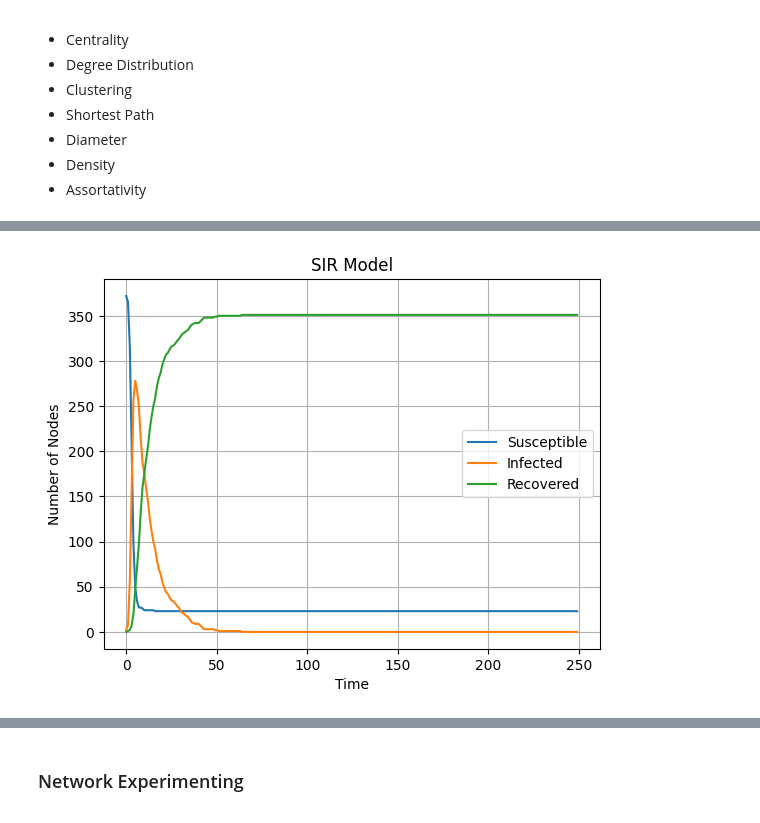
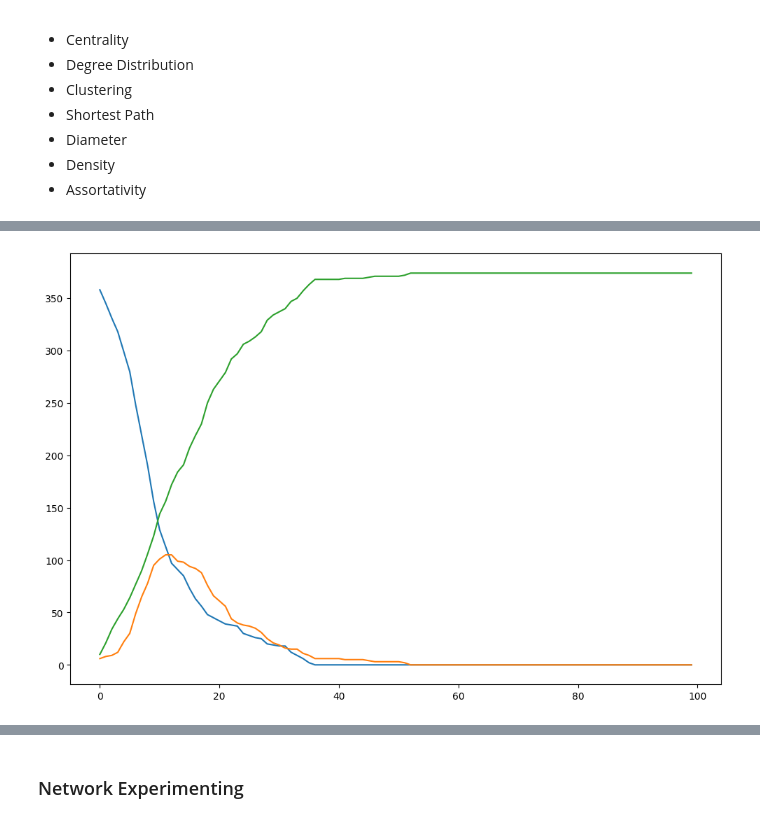
Before and after one commit to VictorianHues/Stochastic-SpatialModels_Assignment2, a Jupyter notebook: Problem2.ipynb, the cells around one changed output, grey strips where cells are left out. Cells and saved outputs as stored; diff of their text form; code cells hidden in the pictures.

Commit message:
Super Messy Initial Network Vaccination Strategy

```diff
--- a/Problem2.ipynb
+++ b/Problem2.ipynb
@@ -140,5 +105,8 @@ mu = 0.02
+# %%
+beta = 0.11
+gamma = 0.1
 # %%
-timeMax = 250
+timeMax = 100
 timeMin = 0
 timeInterval = 1
 timeSpan = np.arange(timeMin, timeMax, timeInterval)
@@ -171,0 +113,8 @@ sociopatternsModelSIRResults = sociopatternsModelSIR.build_trends(modelIteration
+# %%
+infectedNodesRandom = []
+
+while len(infectedNodesRandom) < 5:
+    randomIndex = np.random.choice(sociopatternsNetwork.nodes())
+    if randomIndex not in infectedNodesRandom:
+        infectedNodesRandom.append(randomIndex)
+    print(randomIndex)
@@ -172,21 +196,8 @@ sociopatternsModelSIRResults = sociopatternsModelSIR.build_trends(modelIteration
 # %%
-plt.figure()
-for r in sociopatternsModelSIRResults:
-    plt.plot(timeSpan,
-             r['trends']['node_count'][0],
-             label='Susceptible')
-    plt.plot(timeSpan,
-             r['trends']['node_count'][1],
-             label='Infected')
-    plt.plot(timeSpan,
-             r['trends']['node_count'][2],
-             label='Recovered')
-
-plt.xlabel('Time')
-plt.ylabel('Number of Nodes')
-plt.title('SIR Model')
-plt.legend()
-plt.grid(True)
+plt.figure(figsize=(12, 8))
+plt.plot(timeSpan, S_list, label='Susceptible')
+plt.plot(timeSpan, I_list, label='Infected')
+plt.plot(timeSpan, R_list, label='Recovered')
 plt.show()
 # %% [output]
-[figure, old version]
+[figure, new version]
```
Also changed, not shown: parts of 31 cells of this notebook.
